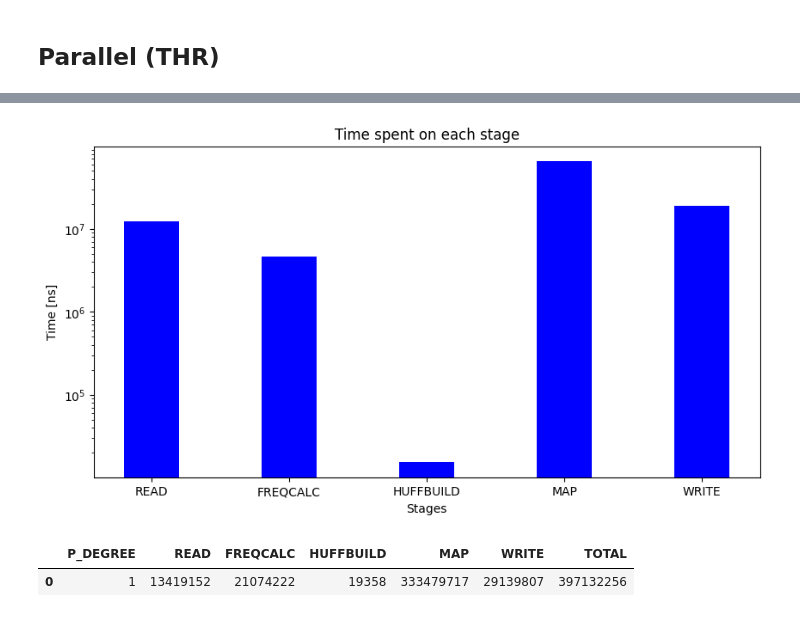
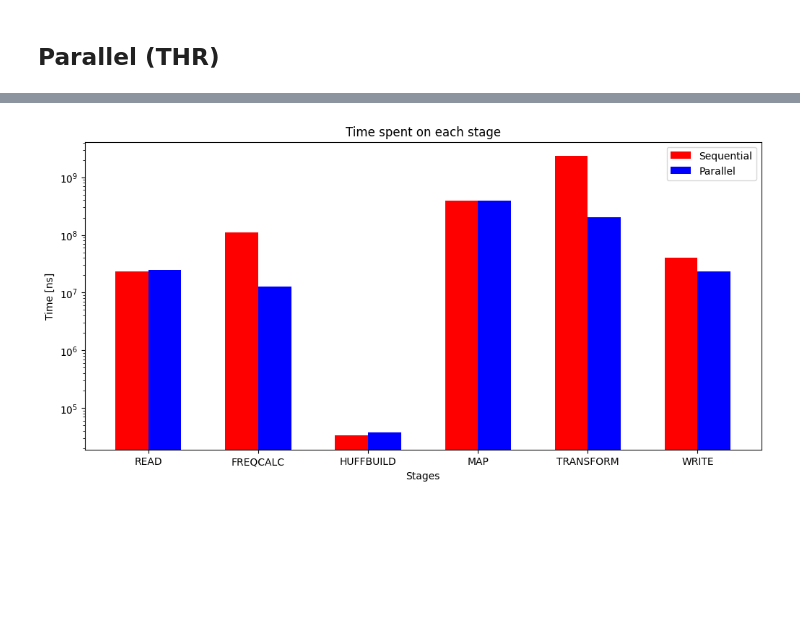
Before and after one commit to federicosilvestri/spm-project, a Jupyter notebook: benchmark_workspace/Stage Analysis.ipynb, the cells around one changed output, grey strips where cells are left out. Drawn from its saved outputs; the diff is of its cells as text; code cells hidden in the pictures; blank space fills up the shorter version.

```diff
--- a/benchmark_workspace/Stage Analysis.ipynb
+++ b/benchmark_workspace/Stage Analysis.ipynb
@@ -50,16 +50,27 @@ plt.show()
 # %%
 thr = get_standardized_measures(f'results/thr_{DATASET}.csv', excluded_columns=['P_DEGREE'])
 # %%
-def plot_for_p(p_degree, data):
-    thr_data = data[data['P_DEGREE'] == p_degree]
-    thr_stages = list(thr_data.columns)
-    thr_stages.remove('TOTAL')
-    thr_stages.remove('P_DEGREE')
-    thr_means = [thr_data[stage].mean() for stage in thr_stages]
-    fig = plt.figure(figsize = (10, 5))
-    plt.bar(thr_stages, thr_means, color='blue', width=0.4)
-    plt.xlabel("Stages")
-    plt.ylabel("Time [ns]")
-    plt.yscale('log')
-    plt.title("Time spent on each stage")
+def plot_for_p(p_degree):
+    thr_data = thr[thr['P_DEGREE'] == p_degree]
+    thr_means = [thr_data[stage].mean() for stage in seq_stages]
+    width = 0.3  # the width of the bars
+    multiplier = 0
+
+    cl = ["r","b"]
+    label=["Sequential", "Parallel"]
+    import numpy as np
+    x = np.arange(len(seq_stages))
+    fig, ax = plt.subplots(layout='constrained', figsize=(10,5))
+    for attribute, measurement in zip(seq_stages, np.array([seq_means, thr_means]) ):
+        offset = width * multiplier
+        rects = ax.bar(x + offset, measurement, -width,  color=cl[multiplier], align="edge", label=label[multiplier])
+
+        #ax.bar_label(rects, padding=2)
+        multiplier += 1
+        ax.set_xticklabels(["0", 'READ', 'FREQCALC', 'HUFFBUILD', 'MAP', 'TRANSFORM', 'WRITE'])
+        ax.set_xlabel("Stages")
+        ax.set_ylabel("Time [ns]")
+        ax.set_yscale('log')
+        ax.set_title("Time spent on each stage")
+    plt.legend()
     plt.show()
@@ -70,9 +77,4 @@ plot_for_p(6, thr)
-# %%
-plot_for_p(11, thr)
-# %% [output]
-[figure, removed]
-# %%
-thr[thr['TOTAL'] == thr['TOTAL'].max()]
-# %% [output]
-|  | P_DEGREE | READ | FREQCALC | HUFFBUILD | MAP | WRITE | TOTAL |
-| 0 | 1 | 13419152 | 21074222 | 19358 | 333479717 | 29139807 | 397132256 |
+# %%
+plot_for_p(11)
+# %% [output]
+[figure, added]
```
Also changed, not shown: parts of 4 cells of this notebook, 1 other file.
